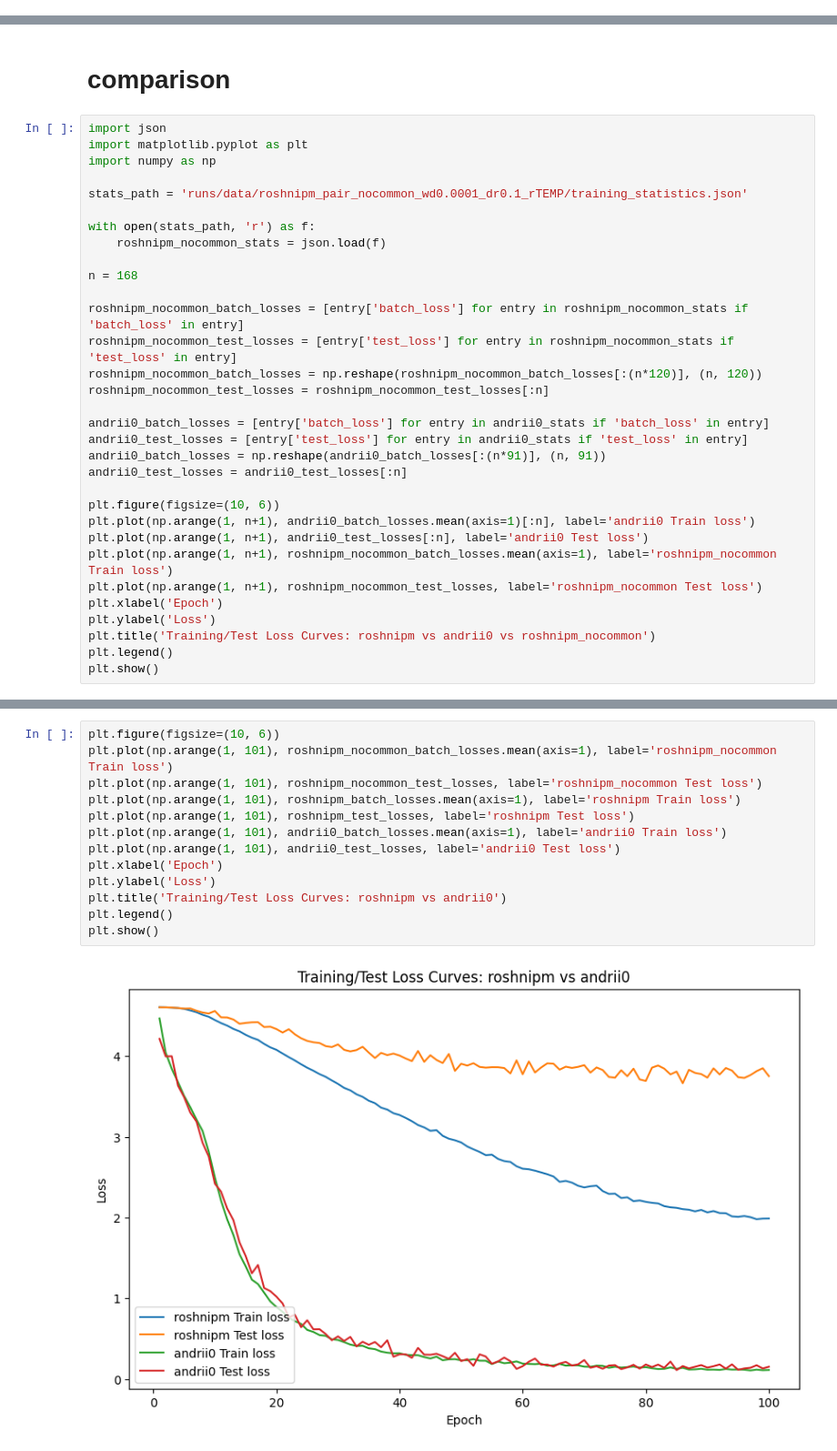
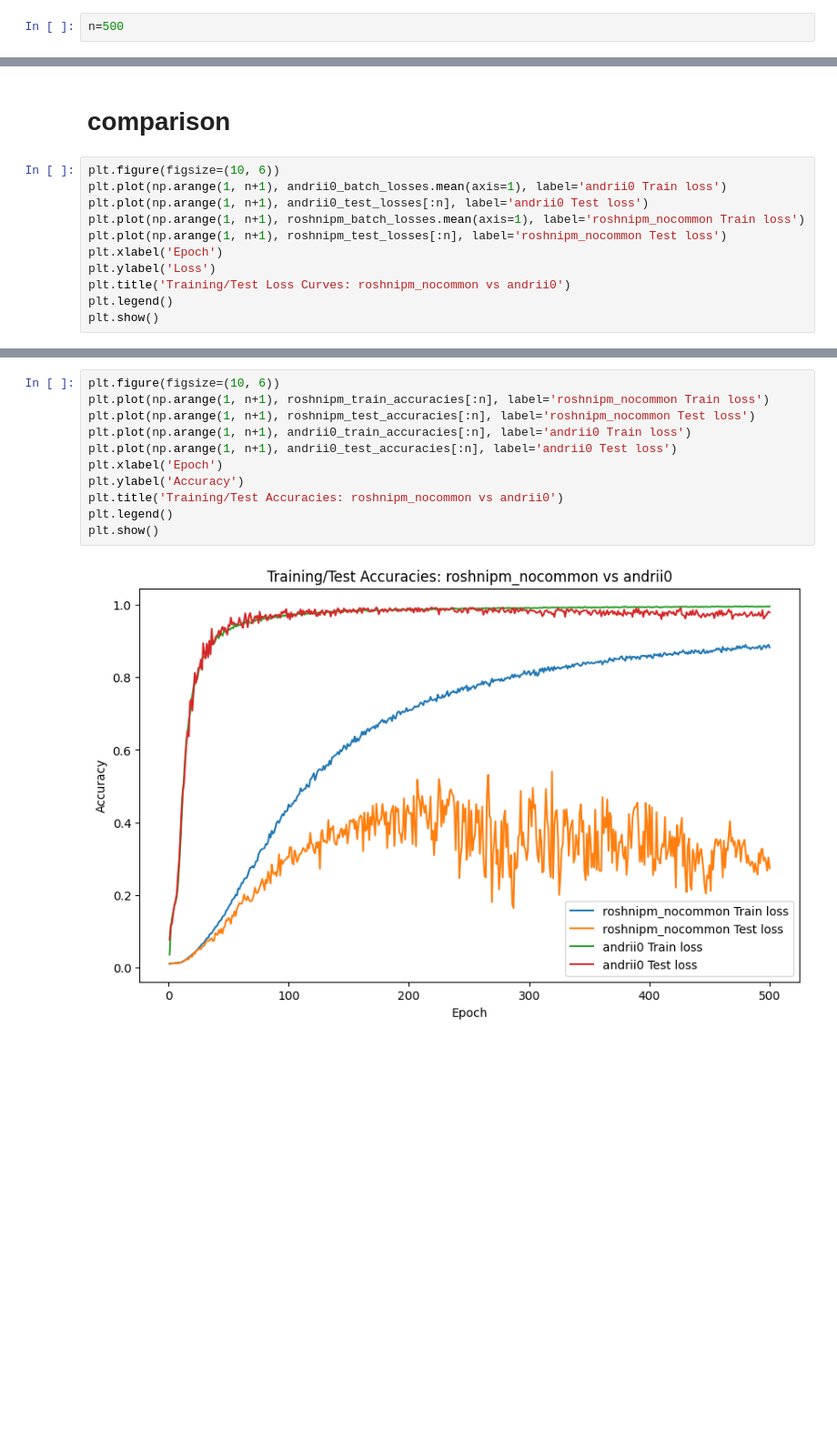
Before and after one commit to azaho/bfm, a Jupyter notebook: analyses/roshnipm/plot_training_statistics.ipynb, the cells around one changed output, grey strips where cells are left out. Shown at 91% size. Drawn from its saved outputs; the diff is of its cells as text; blank space fills up the shorter version.

```diff
--- a/analyses/roshnipm/plot_training_statistics.ipynb
+++ b/analyses/roshnipm/plot_training_statistics.ipynb
@@ -1,3 +1,5 @@
+# %%
+n=500
 # %% [markdown]
 # andrii0
 # %%
@@ -115,35 +117,14 @@ plt.show()
 # %% [markdown]
 # comparison
 # %%
-import json
-import matplotlib.pyplot as plt
-import numpy as np
-
-stats_path = 'runs/data/roshnipm_pair_nocommon_wd0.0001_dr0.1_rTEMP/training_statistics.json'
-
-with open(stats_path, 'r') as f:
-    roshnipm_nocommon_stats = json.load(f)
-
-n = 168
-
-roshnipm_nocommon_batch_losses = [entry['batch_loss'] for entry in roshnipm_nocommon_stats if 'batch_loss' in entry]
-roshnipm_nocommon_test_losses = [entry['test_loss'] for entry in roshnipm_nocommon_stats if 'test_loss' in entry]
-roshnipm_nocommon_batch_losses = np.reshape(roshnipm_nocommon_batch_losses[:(n*120)], (n, 120))
-roshnipm_nocommon_test_losses = roshnipm_nocommon_test_losses[:n]
-
-andrii0_batch_losses = [entry['batch_loss'] for entry in andrii0_stats if 'batch_loss' in entry]
-andrii0_test_losses = [entry['test_loss'] for entry in andrii0_stats if 'test_loss' in entry]
-andrii0_batch_losses = np.reshape(andrii0_batch_losses[:(n*91)], (n, 91))
-andrii0_test_losses = andrii0_test_losses[:n]
-
 plt.figure(figsize=(10, 6))
-plt.plot(np.arange(1, n+1), andrii0_batch_losses.mean(axis=1)[:n], label='andrii0 Train loss')
+plt.plot(np.arange(1, n+1), andrii0_batch_losses.mean(axis=1), label='andrii0 Train loss')
 plt.plot(np.arange(1, n+1), andrii0_test_losses[:n], label='andrii0 Test loss')
-plt.plot(np.arange(1, n+1), roshnipm_nocommon_batch_losses.mean(axis=1), label='roshnipm_nocommon Train loss')
-plt.plot(np.arange(1, n+1), roshnipm_nocommon_test_losses, label='roshnipm_nocommon Test loss')
+plt.plot(np.arange(1, n+1), roshnipm_batch_losses.mean(axis=1), label='roshnipm_nocommon Train loss')
+plt.plot(np.arange(1, n+1), roshnipm_test_losses[:n], label='roshnipm_nocommon Test loss')
 plt.xlabel('Epoch')
 plt.ylabel('Loss')
-plt.title('Training/Test Loss Curves: roshnipm vs andrii0 vs roshnipm_nocommon')
+plt.title('Training/Test Loss Curves: roshnipm_nocommon vs andrii0')
 plt.legend()
 plt.show()
 # %% [output]
@@ -151,17 +132,15 @@ plt.show()
 # %%
 plt.figure(figsize=(10, 6))
-plt.plot(np.arange(1, 101), roshnipm_nocommon_batch_losses.mean(axis=1), label='roshnipm_nocommon Train loss')
-plt.plot(np.arange(1, 101), roshnipm_nocommon_test_losses, label='roshnipm_nocommon Test loss')
-plt.plot(np.arange(1, 101), roshnipm_batch_losses.mean(axis=1), label='roshnipm Train loss')
-plt.plot(np.arange(1, 101), roshnipm_test_losses, label='roshnipm Test loss')
-plt.plot(np.arange(1, 101), andrii0_batch_losses.mean(axis=1), label='andrii0 Train loss')
-plt.plot(np.arange(1, 101), andrii0_test_losses, label='andrii0 Test loss')
+plt.plot(np.arange(1, n+1), roshnipm_train_accuracies[:n], label='roshnipm_nocommon Train loss')
+plt.plot(np.arange(1, n+1), roshnipm_test_accuracies[:n], label='roshnipm_nocommon Test loss')
+plt.plot(np.arange(1, n+1), andrii0_train_accuracies[:n], label='andrii0 Train loss')
+plt.plot(np.arange(1, n+1), andrii0_test_accuracies[:n], label='andrii0 Test loss')
 plt.xlabel('Epoch')
-plt.ylabel('Loss')
-plt.title('Training/Test Loss Curves: roshnipm vs andrii0')
+plt.ylabel('Accuracy')
+plt.title('Training/Test Accuracies: roshnipm_nocommon vs andrii0')
 plt.legend()
 plt.show()
 # %% [output]
-[figure, old version]
+[figure, new version]
 # %%
 plt.figure(figsize=(10, 6))
```
Also changed, not shown: parts of 10 cells of this notebook, 2 other files.
